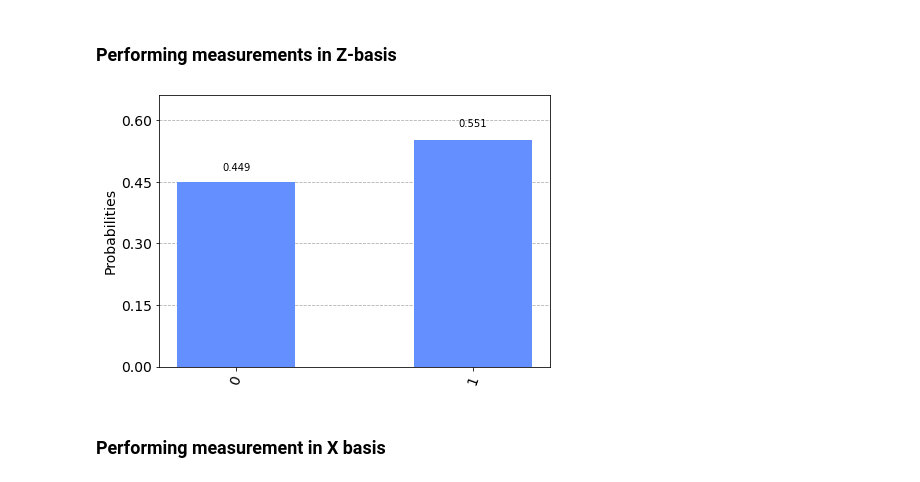
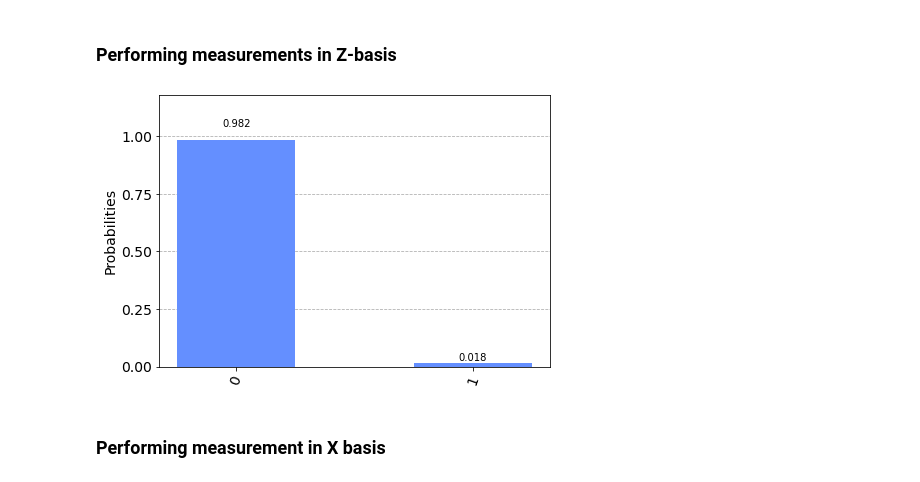
Before and after one commit to calm-cookie/rabi-cycle, a Jupyter notebook: Quantum Simulation - Rabi Cycle.ipynb, the cells around one changed output. Cells and saved outputs as stored; diff of their text form; code cells hidden in the pictures.

```diff
--- a/Quantum Simulation - Rabi Cycle.ipynb
+++ b/Quantum Simulation - Rabi Cycle.ipynb
@@ -114,10 +115,11 @@ qc.decompose().draw(output='mpl')
 # %%
 def V_ci():
     qc = q.QuantumCircuit(15,name='V_ci')
-    qc.s(i1).inverse()
-    qc.s(i2).inverse()
-    qc.s(i3).inverse()
-    qc.s(i4).inverse()
+    sdggate = SdgGate()
+    qc.append(sdggate, [i1])
+    qc.append(sdggate, [i2])
+    qc.append(sdggate, [i3])
+    qc.append(sdggate, [i4])
     return qc
 # %% [markdown]
 #### Testing $V_{ci}$
@@ -169,5 +171,6 @@ $\phi_{{\textbf{i}_q}, z}^{({\textbf{k}_q})} = \cos^{-1}{\left[\left|{\frac{e^{\
 # %%
 def compute_angle_diff(q, z, x, k_vals, tw):
+    E = [1, -1]
     energy_diff = calculate_xjs(q, z, k_vals) + [0]
 
     denom = ((np.log(2))**q) / np.math.factorial(q)
@@ -175,7 +178,7 @@ def compute_angle_diff(q, z, x, k_vals, tw):
     result = div_diff / denom
 
     lambda_sum = np.sum([((-1) ** (k + 1)) * w for k in k_vals]) * 1j
-    d_factor = np.exp(tw * lambda_sum)
+    d_factor = np.exp(tw * lambda_sum -1j*tw*(E[z] - ((-1) ** q) * E[z]))
 
     # (1/2)^q part of the d_factor is cancelled by the denominator. So we have not computed that
 
@@ -183,14 +186,14 @@ def compute_angle_diff(q, z, x, k_vals, tw):
     phi = np.arccos(np.absolute(result * d_factor))
 
     # Convert theta from (-pi, pi] to [0, 2pi)
-    if theta < 0:
-        theta = 2*np.pi + theta
+#     if theta < 0:
+#         theta = 2*np.pi + theta
 
-    sum = (theta + phi) % (2*np.pi)
-    diff = (theta - phi) % (2*np.pi)
+    sum_ = (theta + phi) #% (2*np.pi)
+    diff = (theta - phi) #% (2*np.pi)
 
-    if diff < 0:
-        diff =  2*np.pi + diff
+#     if diff < 0:
+#         diff =  2*np.pi + diff
 
 #     sum = round(sum, 5)
 #     diff = round(diff, 5)
@@ -198,7 +201,7 @@ def compute_angle_diff(q, z, x, k_vals, tw):
     if x == 1:
         return diff
     else:
-        return sum
+        return sum_
 # %%
 def generate_control_states(q_val):
     '''
@@ -369,2 +376,4 @@ qc.decompose().draw(output='mpl')
+# %%
+evolution_time = 3*ln2
 # %% [markdown]
 ### Initializing the quantum circuit
@@ -394,14 +397,14 @@ qc.draw(output='mpl')
 ### Performing measurements in Z-basis
 # %%
 backend = q.Aer.get_backend('qasm_simulator')
-job = q.execute(qc, backend, shots=1000)
+job_z = q.execute(qc, backend, shots=1000)
 # %%
-result = job.result()
-counts = result.get_counts(qc)
-graph = q.visualization.plot_histogram(counts)
-display(graph)
+result_z = job_z.result()
+counts_z = result_z.get_counts(qc)
+graph_z = q.visualization.plot_histogram(counts_z)
+display(graph_z)
 # %% [output]
-[figure, old version]
+[figure, new version]
 # %% [markdown]
 ### Performing measurement in X basis
 # %%
```
Also changed, not shown: parts of 20 cells of this notebook.
